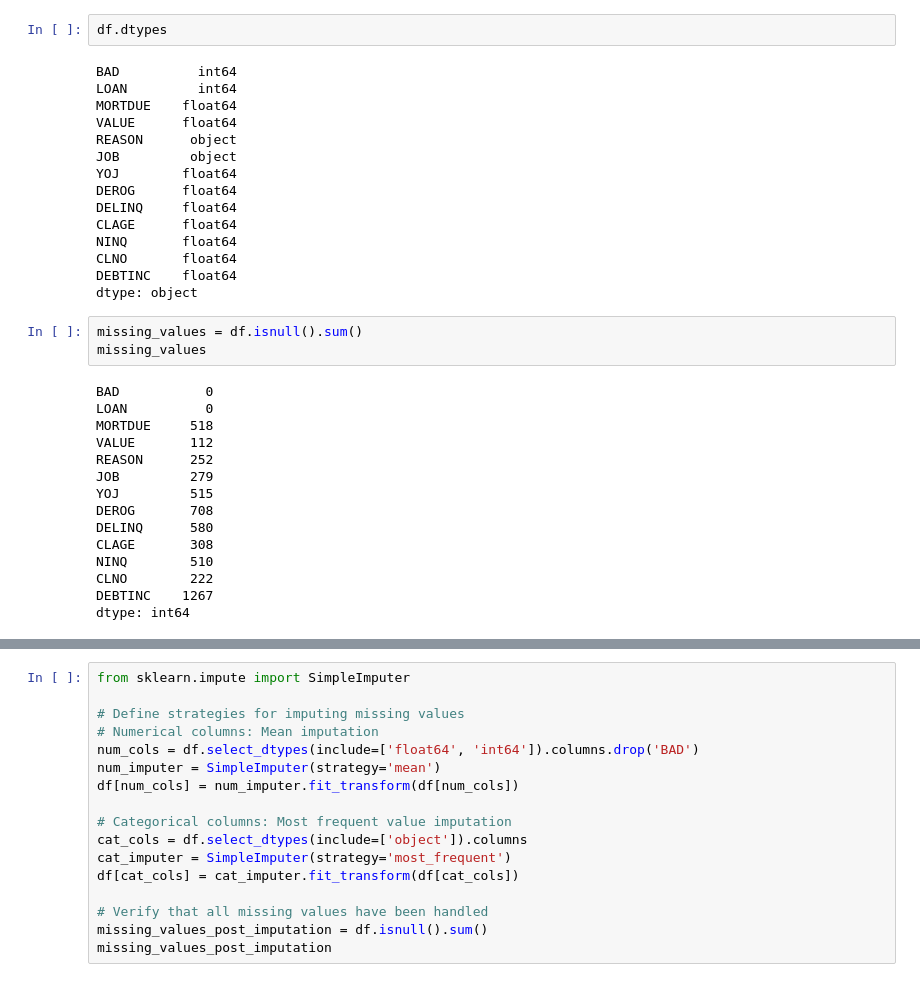
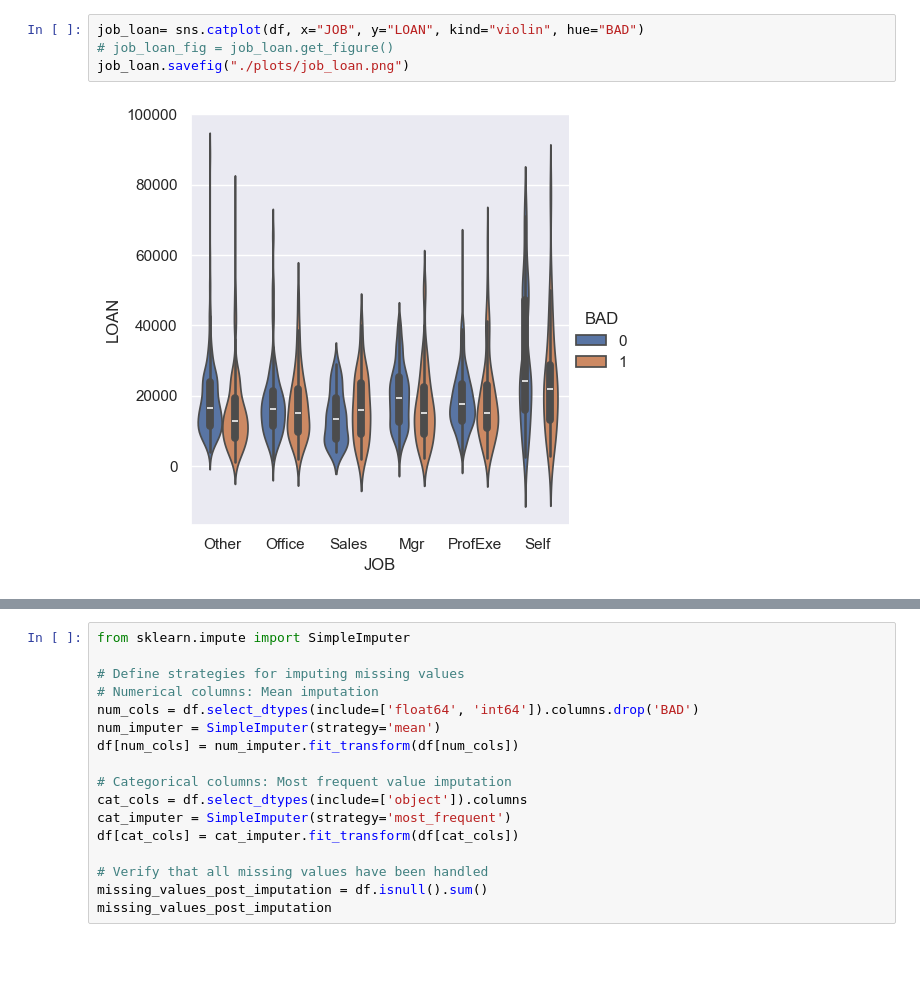
Before and after one commit to SmogJ/3MTT_Project_Loan_Default_Predicton, a Jupyter notebook: hmeq_loan_default_prediction.ipynb, the cells around one changed output, grey strips where cells are left out. Saved outputs shown, nothing was run; the diff lists cells and outputs as text; blank space fills up the shorter version.

```diff
--- a/hmeq_loan_default_prediction.ipynb
+++ b/hmeq_loan_default_prediction.ipynb
@@ -64,35 +92,6 @@ pairplot = sns.pairplot(df)
-# %%
-df.dtypes
-# %% [output]
-BAD          int64
-LOAN         int64
-MORTDUE    float64
-VALUE      float64
-REASON      object
-JOB         object
-YOJ        float64
-DEROG      float64
-DELINQ     float64
-CLAGE      float64
-NINQ       float64
-CLNO       float64
-DEBTINC    float64
-dtype: object
-# %%
-missing_values = df.isnull().sum()
-missing_values
-# %% [output]
-BAD           0
-LOAN          0
-MORTDUE     518
-VALUE       112
-REASON      252
-JOB         279
-YOJ         515
-DEROG       708
-DELINQ      580
-CLAGE       308
-NINQ        510
-CLNO        222
-DEBTINC    1267
-dtype: int64
+# %%
+job_loan= sns.catplot(df, x="JOB", y="LOAN", kind="violin", hue="BAD")
+# job_loan_fig = job_loan.get_figure()
+job_loan.savefig("./plots/job_loan.png")
+# %% [output]
+[figure, added]
```
Also changed, not shown: parts of 14 cells of this notebook.
